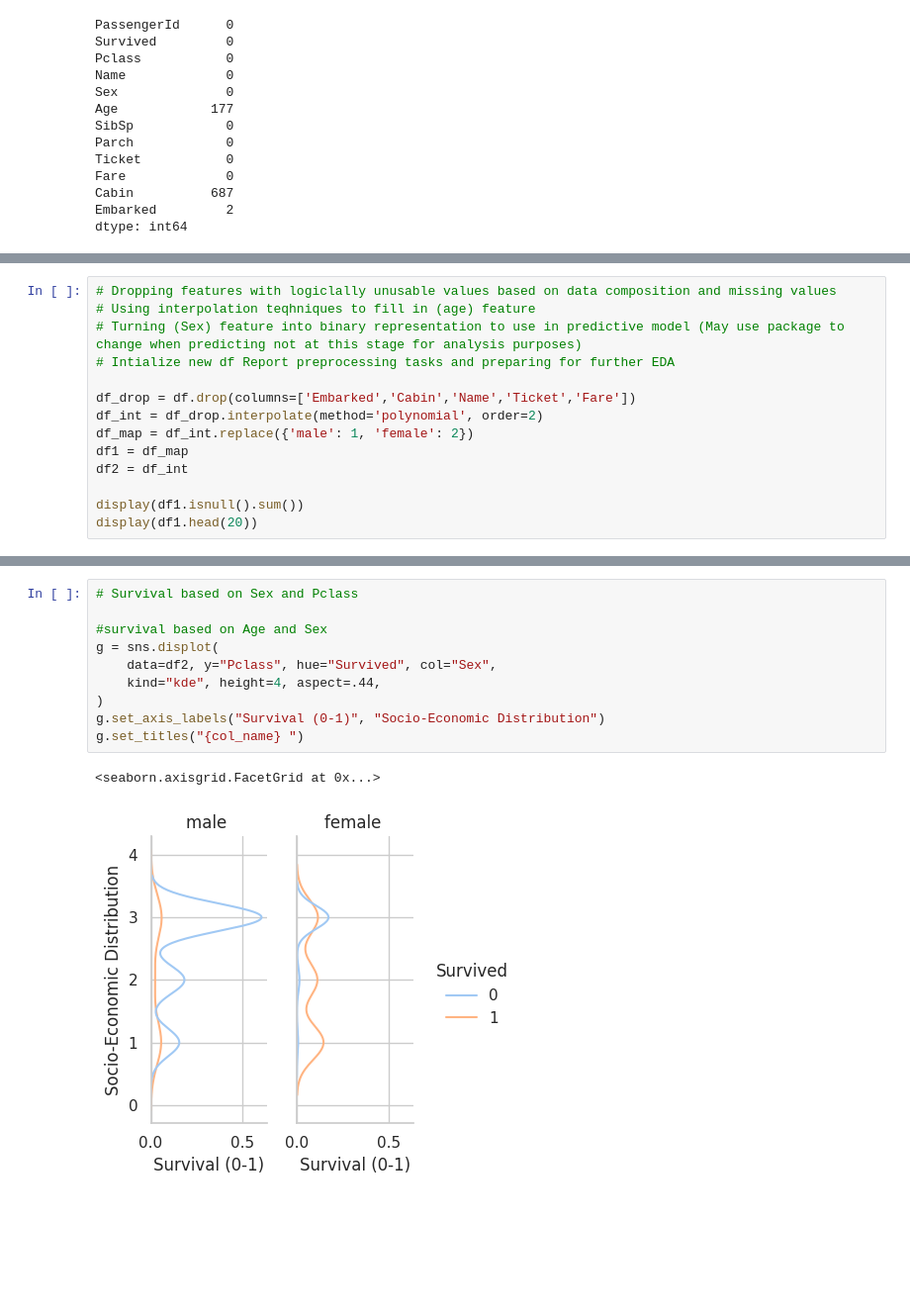
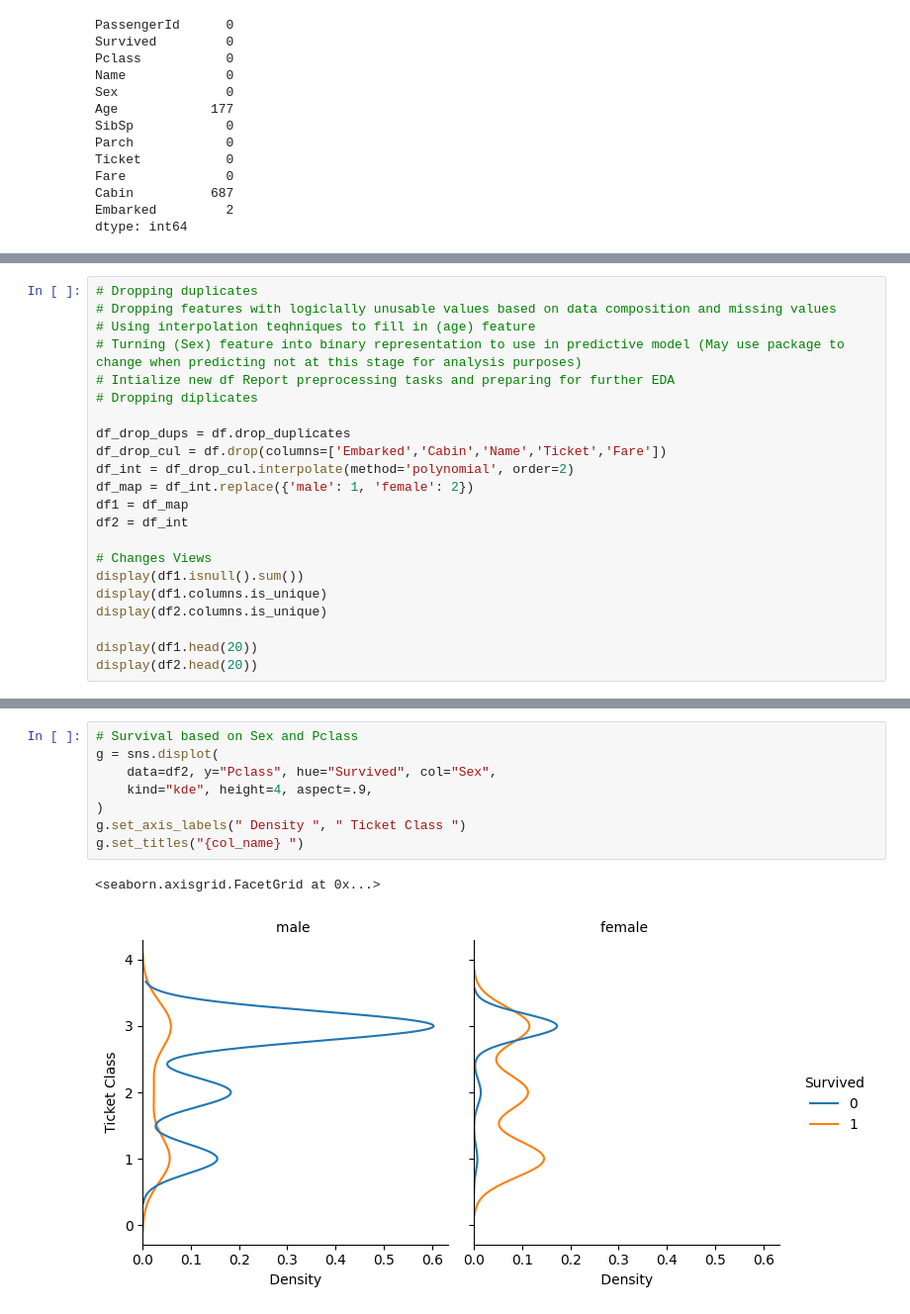
Before and after one commit to DonSeverin/Titanic_ex, a Jupyter notebook: code/titanic_ex_code.ipynb, the cells around one changed output, grey strips where cells are left out. Shown at 99% size. Cells and saved outputs as stored; diff of their text form; blank space fills up the shorter version.

```diff
--- a/code/titanic_ex_code.ipynb
+++ b/code/titanic_ex_code.ipynb
@@ -84,17 +84,25 @@ dtype: int64
 # %%
+# Dropping duplicates
 # Dropping features with logiclally unusable values based on data composition and missing values
 # Using interpolation teqhniques to fill in (age) feature
 # Turning (Sex) feature into binary representation to use in predictive model (May use package to change when predicting not at this stage for analysis purposes)
 # Intialize new df Report preprocessing tasks and preparing for further EDA
+# Dropping diplicates
 
-df_drop = df.drop(columns=['Embarked','Cabin','Name','Ticket','Fare'])
-df_int = df_drop.interpolate(method='polynomial', order=2)
+df_drop_dups = df.drop_duplicates
+df_drop_cul = df.drop(columns=['Embarked','Cabin','Name','Ticket','Fare'])
+df_int = df_drop_cul.interpolate(method='polynomial', order=2)
 df_map = df_int.replace({'male': 1, 'female': 2})
 df1 = df_map
 df2 = df_int
 
+# Changes Views
 display(df1.isnull().sum())
+display(df1.columns.is_unique)
+display(df2.columns.is_unique)
+
 display(df1.head(20))
+display(df2.head(20))
 # %% [output]
 PassengerId    0
 Survived       0
@@ -154,16 +197,14 @@ df
 # %%
 # Survival based on Sex and Pclass
-
-#survival based on Age and Sex
 g = sns.displot(
     data=df2, y="Pclass", hue="Survived", col="Sex",
-    kind="kde", height=4, aspect=.44,
+    kind="kde", height=4, aspect=.9,
 )
-g.set_axis_labels("Survival (0-1)", "Socio-Economic Distribution")
+g.set_axis_labels(" Density ", " Ticket Class ")
 g.set_titles("{col_name} ")
 # %% [output]
 <seaborn.axisgrid.FacetGrid at 0x...>
-[figure, old version]
+[figure, new version]
 # %%
 # Survival Based on Parch and Sex
 sns.displot(
```
Also changed, not shown: parts of 15 cells of this notebook, 6 other files.
